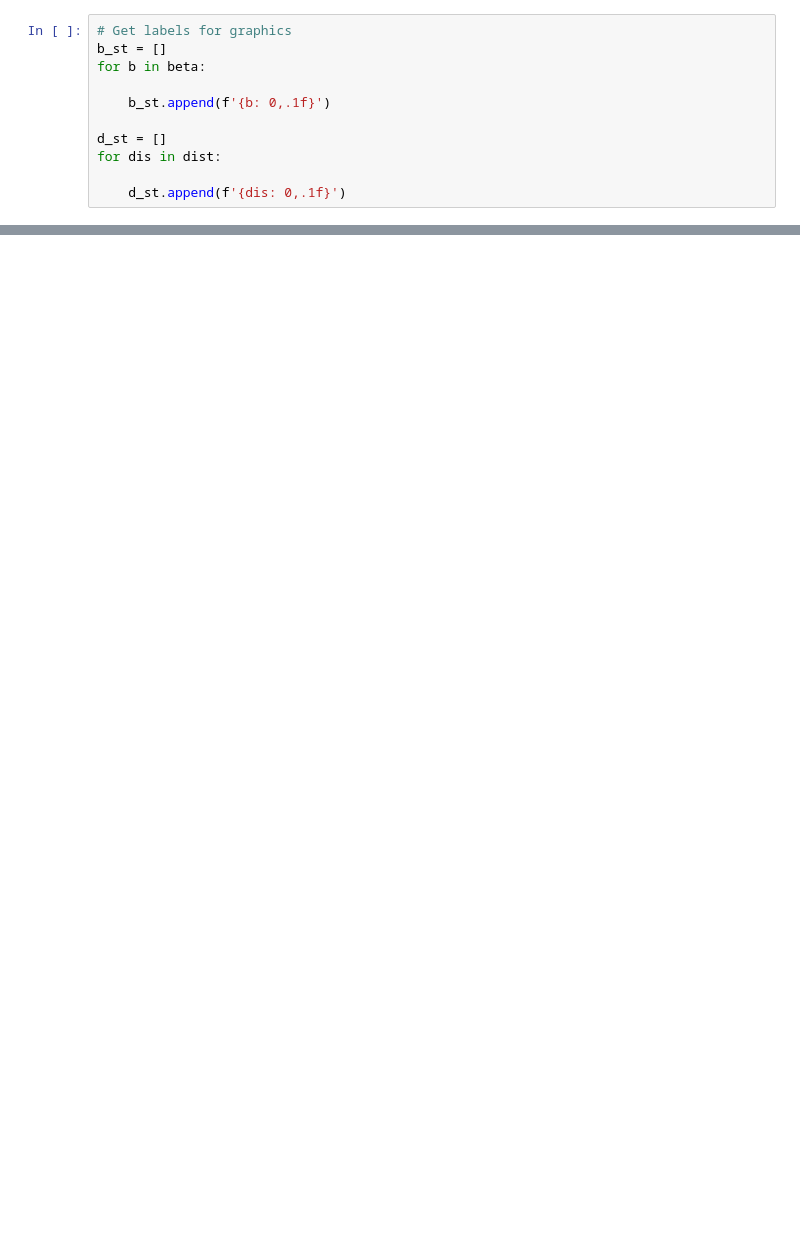
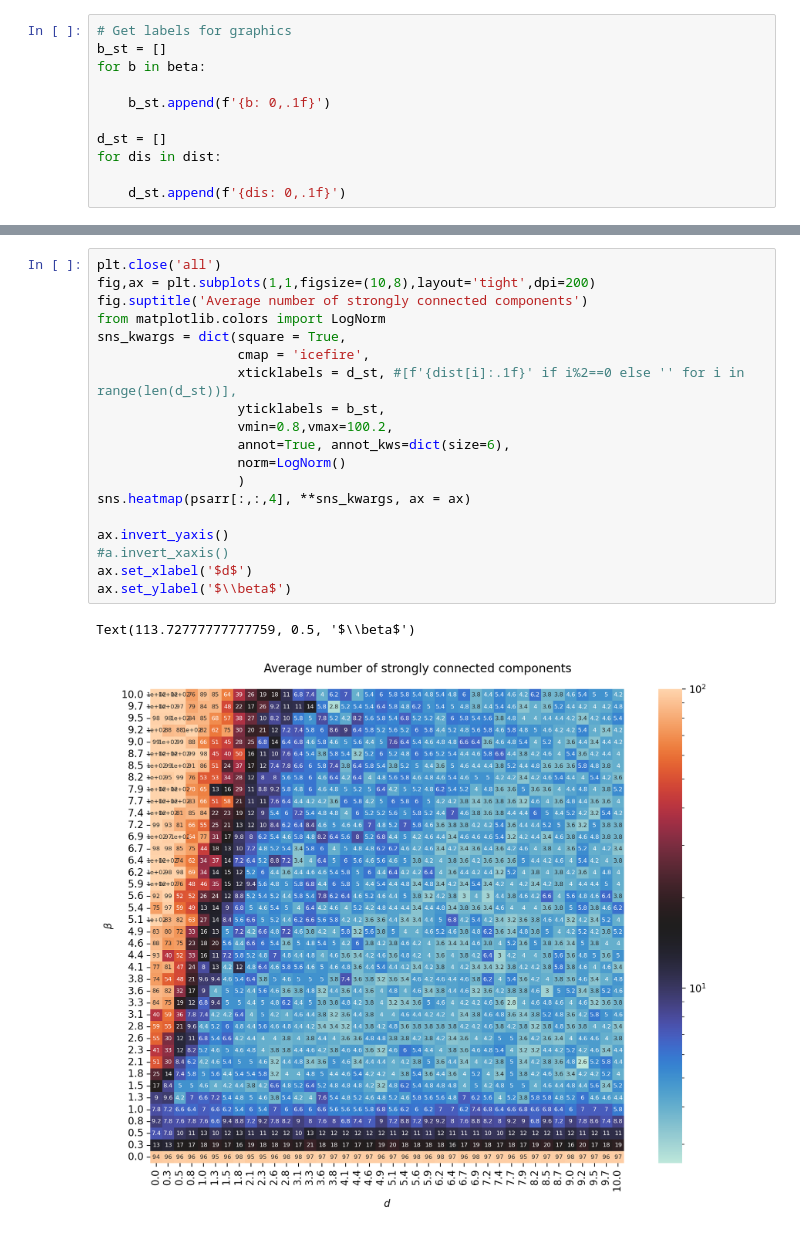
Before and after one commit to lunahsenzacca/EC, a Jupyter notebook: dkl.ipynb, the cells around one changed output, grey strips where cells are left out. Cells and saved outputs as stored; diff of their text form; blank space fills up the shorter version.

```diff
--- a/dkl.ipynb
+++ b/dkl.ipynb
@@ -122,0 +93,22 @@ for dis in dist:
+# %%
+plt.close('all')
+fig,ax = plt.subplots(1,1,figsize=(10,8),layout='tight',dpi=200)
+fig.suptitle('Average number of strongly connected components')
+from matplotlib.colors import LogNorm
+sns_kwargs = dict(square = True,
+                  cmap = 'icefire',
+                  xticklabels = d_st, #[f'{dist[i]:.1f}' if i%2==0 else '' for i in range(len(d_st))],
+                  yticklabels = b_st,
+                  vmin=0.8,vmax=100.2,
+                  annot=True, annot_kws=dict(size=6),
+                  norm=LogNorm()
+                  )
+sns.heatmap(psarr[:,:,4], **sns_kwargs, ax = ax)
+
+ax.invert_yaxis()
+#a.invert_xaxis()
+ax.set_xlabel('$d$')
+ax.set_ylabel('$\\beta$')
+# %% [output]
+Text(113.72777777777759, 0.5, '$\\beta$')
+[figure, added]
```
Also changed, not shown: parts of 16 cells of this notebook, 7 other files.
